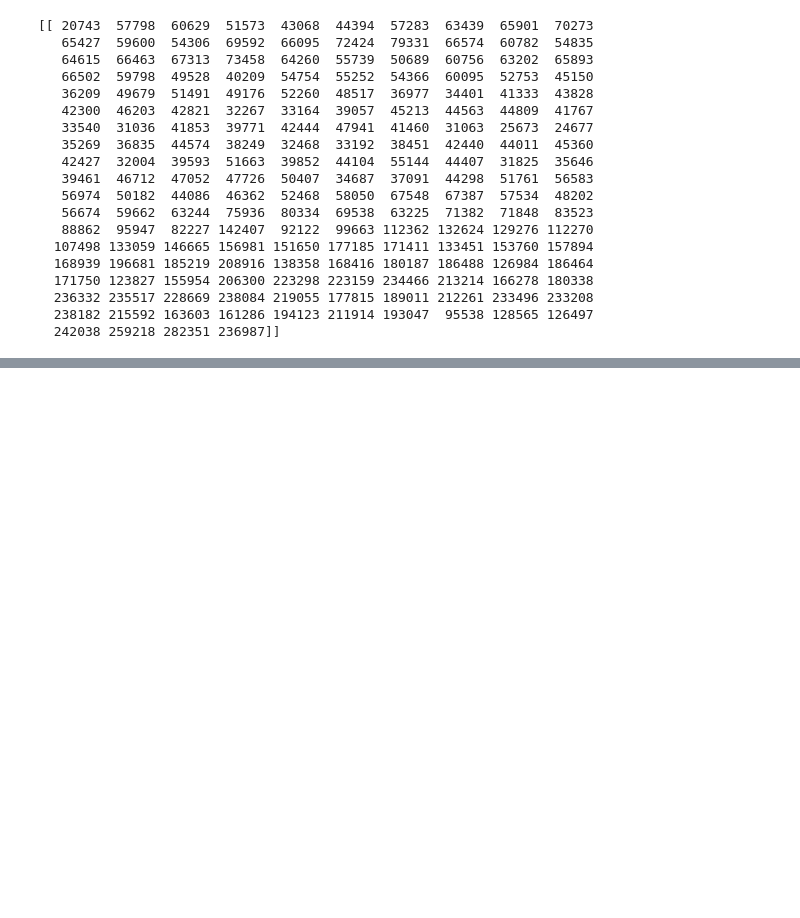
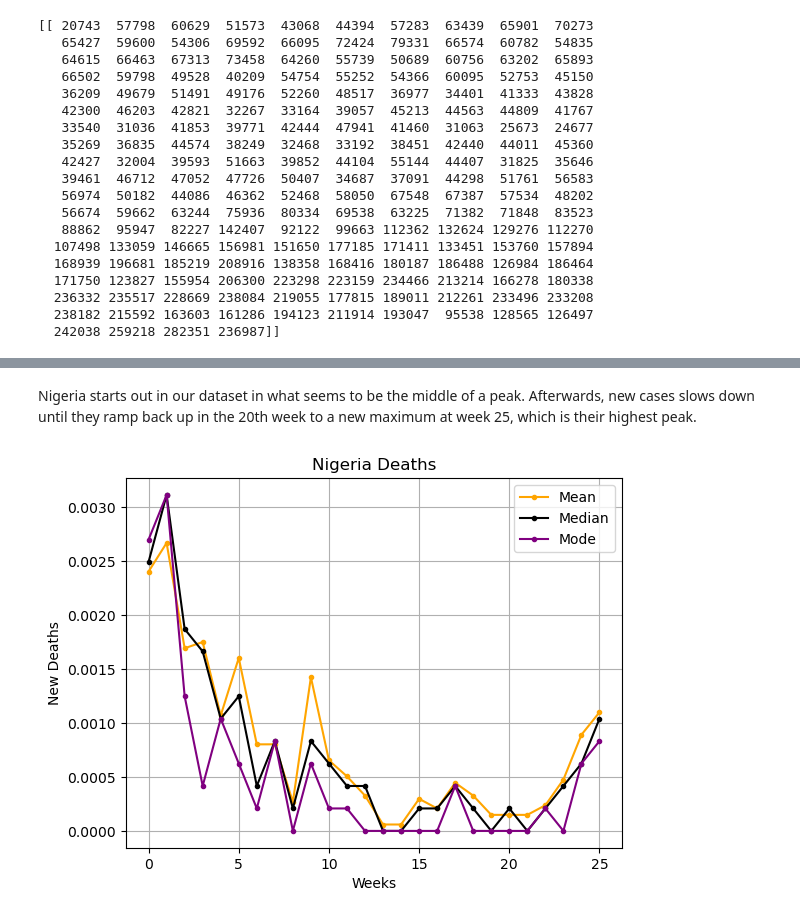
Before and after one commit to mawuliagboklu/DS-Group-, a Jupyter notebook: Project Stage II/Stage II Task 1.ipynb, the cells around one changed output, grey strips where cells are left out. Cells and saved outputs as stored; diff of their text form; code cells hidden in the pictures; blank space fills up the shorter version.

```diff
--- a/Project Stage II/Stage II Task 1.ipynb
+++ b/Project Stage II/Stage II Task 1.ipynb
@@ -673,0 +809,6 @@ filtered_df.head(500000)
+# %% [markdown]
+Nigeria starts out in our dataset in what seems to be the middle of a peak. Afterwards, new cases slows down until they ramp back up in the 20th week to a new maximum at week 25, which is their highest peak.
+# %%
+display_country_deaths(nga_deaths_means, nga_deaths_medians, nga_deaths_modes, "Nigeria Deaths")
+# %% [output]
+[figure, added]
```
Also changed, not shown: parts of 65 cells of this notebook.
